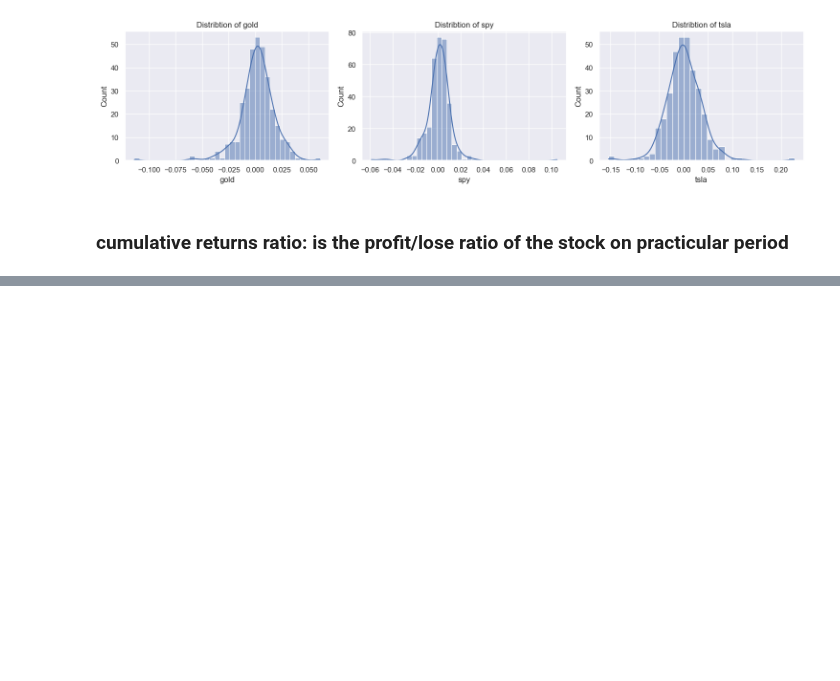
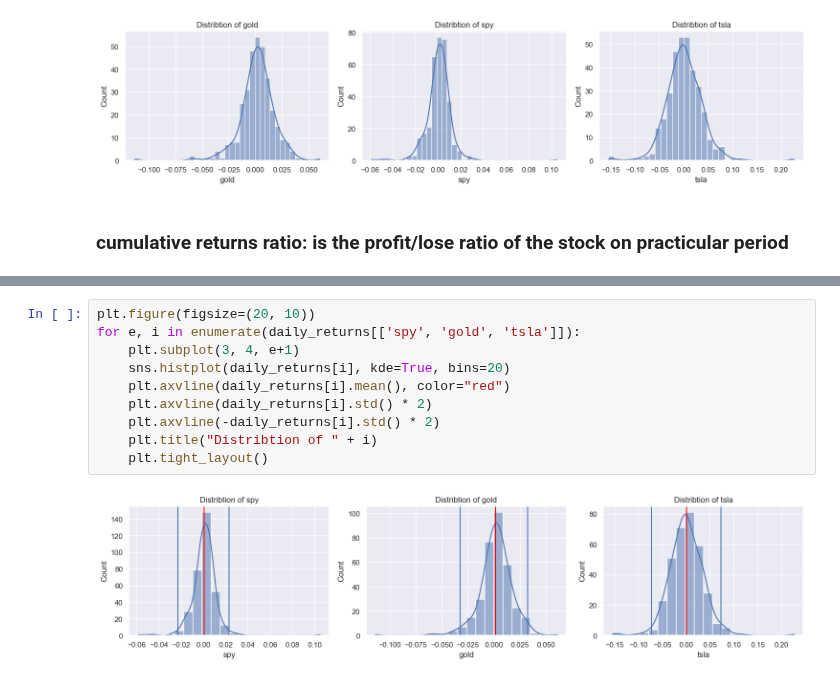
Before and after one commit to Hamza-rami/Stock_trading, a Jupyter notebook: stock_trading.ipynb, the cells around one changed output, grey strips where cells are left out. Cells and saved outputs as stored; diff of their text form; blank space fills up the shorter version.

```diff
--- a/stock_trading.ipynb
+++ b/stock_trading.ipynb
@@ -198,0 +233,12 @@ for e, i in enumerate(daily_returns[['gold', 'spy', 'tsla']]):
+# %%
+plt.figure(figsize=(20, 10))
+for e, i in enumerate(daily_returns[['spy', 'gold', 'tsla']]):
+    plt.subplot(3, 4, e+1)
+    sns.histplot(daily_returns[i], kde=True, bins=20)
+    plt.axvline(daily_returns[i].mean(), color="red")
+    plt.axvline(daily_returns[i].std() * 2)
+    plt.axvline(-daily_returns[i].std() * 2)
+    plt.title("Distribtion of " + i)
+    plt.tight_layout()
+# %% [output]
+[figure, added]
```
Also changed, not shown: parts of 16 cells of this notebook, 5 other files.
